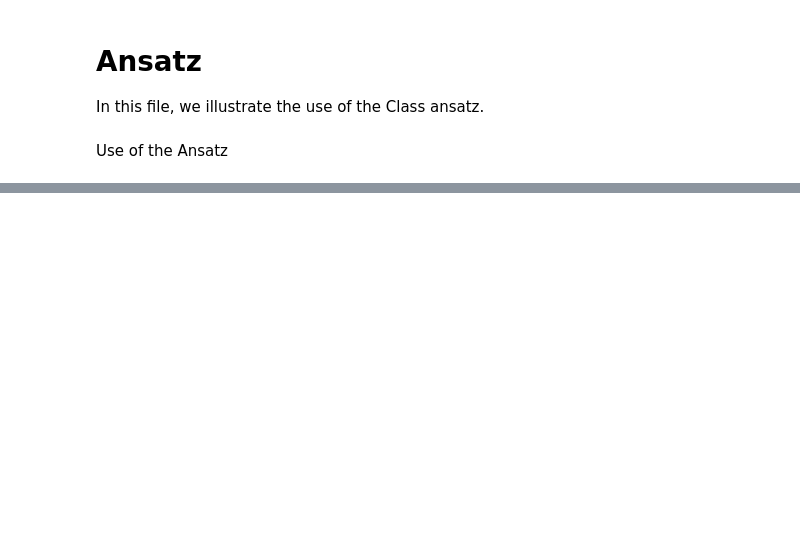
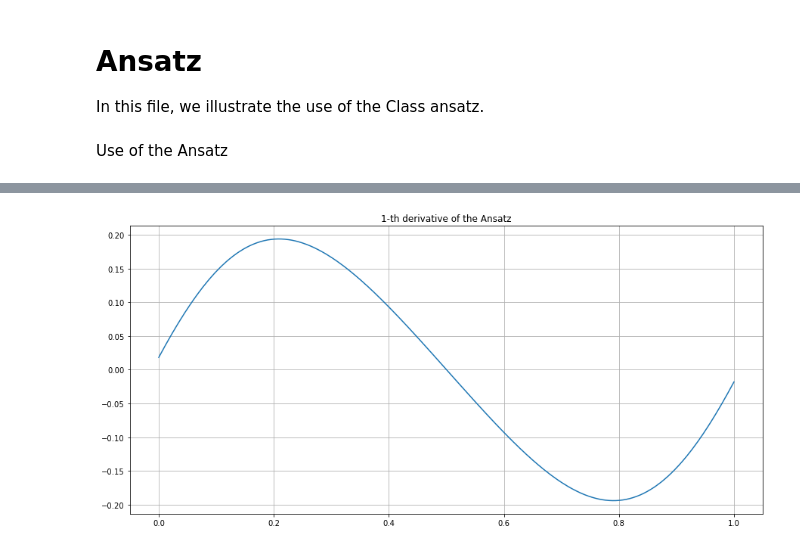
Before and after one commit to guimgarnier/EG_neuralgalerkin, a Jupyter notebook: notebooks/ansatz.ipynb, the cells around one changed output, grey strips where cells are left out. Cells and saved outputs as stored; diff of their text form; code cells hidden in the pictures; blank space fills up the shorter version.

Commit message:
Add a differentiation of the ansatz in space for any order

```diff
--- a/notebooks/ansatz.ipynb
+++ b/notebooks/ansatz.ipynb
@@ -75,0 +82,13 @@ epoch: 27000 | loss:  tensor(9.2875e-07, grad_fn=<MseLossBackward0>)
+# %%
+# Order of derivation
+n_order = 1   # order of the derivation
+
+dy_train = dx(model, mesh_x.squeeze(),n_order)
+
+fig = plt.figure(figsize=(15, 7))
+plt.plot(mesh_x.detach(), dy_train.detach())
+plt.grid()
+plt.title(str(n_order) + '-th derivative of the Ansatz')
+plt.show()
+# %% [output]
+[figure, added]
```
Also changed, not shown: parts of 4 cells of this notebook, 1 other file.
